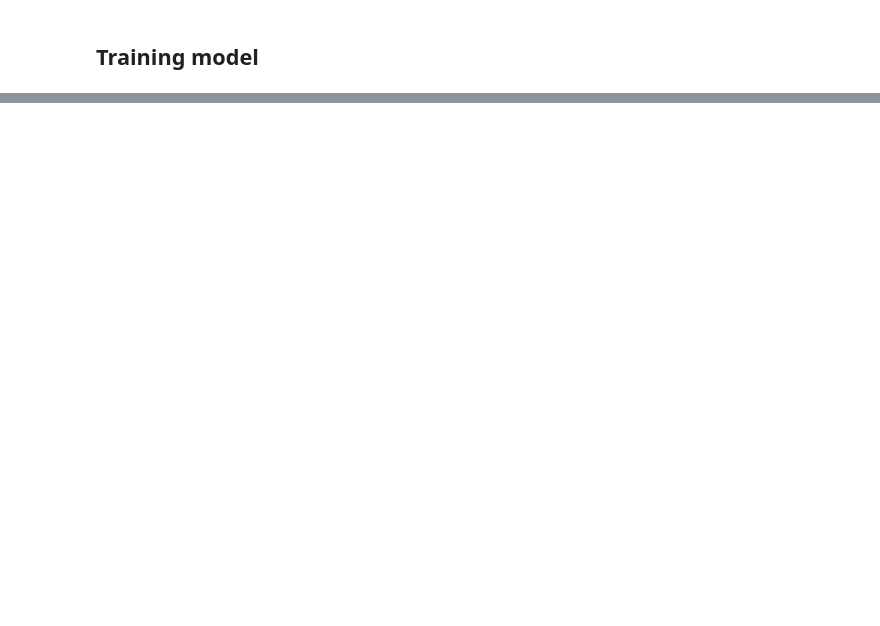
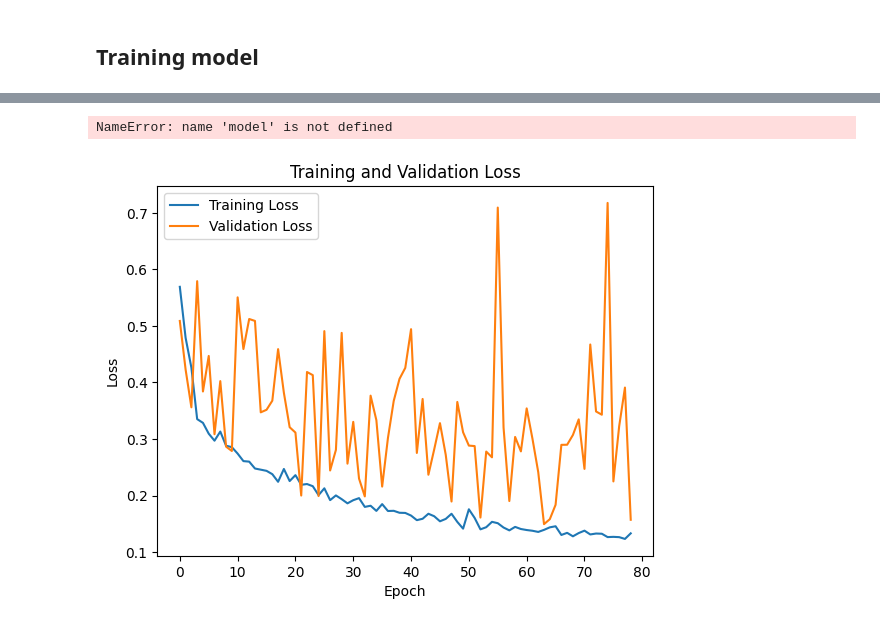
Before and after one commit to CogitoNTNU/Doctor-AI, a Jupyter notebook: flow-classification/flow-classification.ipynb, the cells around one changed output, grey strips where cells are left out. Cells and saved outputs as stored; diff of their text form; code cells hidden in the pictures; blank space fills up the shorter version.

Commit message:
implemented ai training pipeline

```diff
--- a/flow-classification/flow-classification.ipynb
+++ b/flow-classification/flow-classification.ipynb
@@ -80,6 +186,15 @@ model.add(layers.Dense(1, activation='sigmoid'))
 # %%
 # Train the model
 model.compile(loss='binary_crossentropy', optimizer='adam', metrics=['accuracy'])
-model.fit(train_dataset, epochs=20, validation_data=validation_dataset)
-model.save('models/my_custom_model.h5')
+
+# Create early stopping callback
+early_stopping = EarlyStopping(monitor='val_loss', patience=30, restore_best_weights=True)
+
+history = model.fit(
+    train_generator,
+    steps_per_epoch=train_steps_per_epoch,
+    epochs=100,
+    validation_data=val_generator,
+    validation_steps=val_steps_per_epoch,
+    callbacks=[early_stopping])
 # %% [output]
@@ -91,6 +222,26 @@ Epoch 2/20
 # %%
 # Evaluate the model on the test dataset
-test_loss, test_accuracy = model.evaluate(test_dataset)
+test_loss, test_accuracy = model.evaluate(test_generator)
 
 # Print the test accuracy
 print('Test accuracy:', test_accuracy)
+# %% [output]
+NameError: name 'model' is not defined
+# %%
+# Extract the metrics from the history object
+loss = history.history['loss']
+val_loss = history.history['val_loss']
+accuracy = history.history['accuracy']
+val_accuracy = history.history['val_accuracy']
+
+# Plot training and validation loss
+plt.figure()
+plt.plot(loss, label='Training Loss')
+plt.plot(val_loss, label='Validation Loss')
+plt.title('Training and Validation Loss')
+plt.xlabel('Epoch')
+plt.ylabel('Loss')
+plt.legend()
+plt.show()
+# %% [output]
+[figure, added]
```
Also changed, not shown: parts of 13 cells of this notebook.
